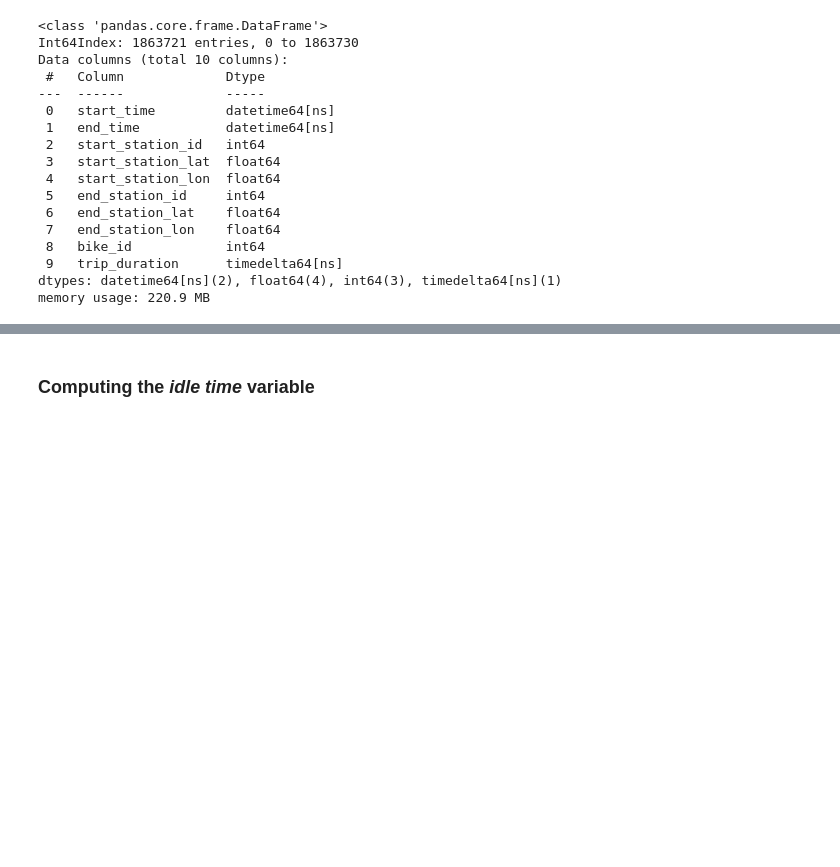
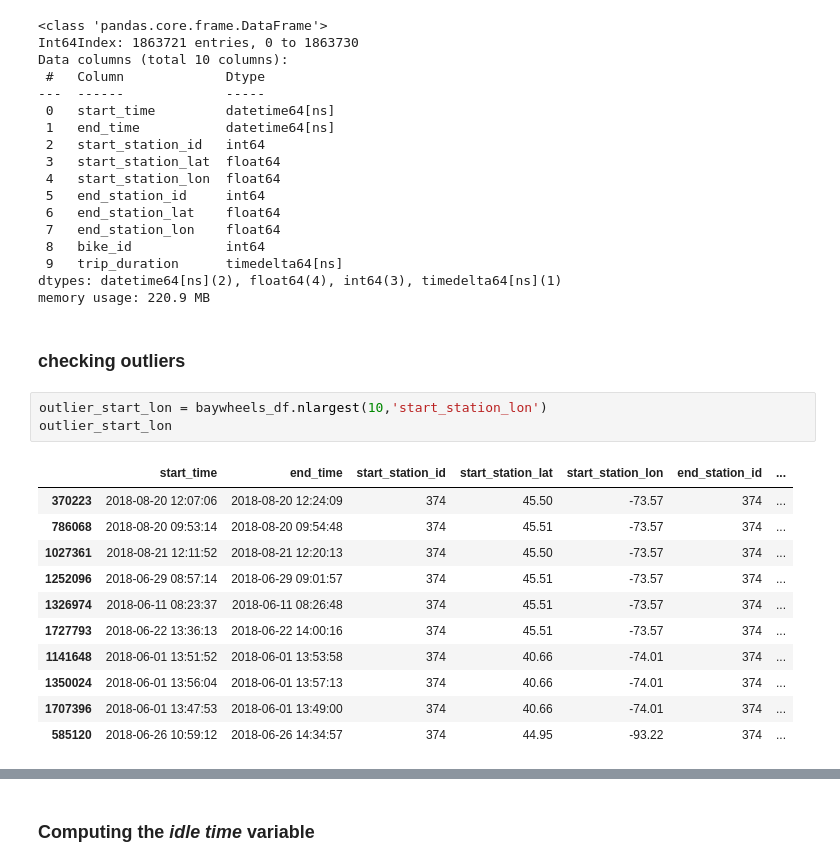
Before and after one commit to darebakdavca/Team_Project_DSML, a Jupyter notebook: Notebooks/3_Data_Preparation.ipynb, the cells around one changed output, grey strips where cells are left out. Drawn from its saved outputs; the diff is of its cells as text; blank space fills up the shorter version.

Commit message:
created geopandas dataframe and handled outliers

```diff
--- a/Notebooks/3_Data_Preparation.ipynb
+++ b/Notebooks/3_Data_Preparation.ipynb
@@ -461,3 +461,20 @@ Data columns (total 10 columns):
  9   trip_duration      timedelta64[ns]
 dtypes: datetime64[ns](2), float64(4), int64(3), timedelta64[ns](1)
 memory usage: 220.9 MB
+# %% [markdown]
+### checking outliers
+# %%
+outlier_start_lon = baywheels_df.nlargest(10,'start_station_lon')
+outlier_start_lon
+# %% [output]
+|  | start_time | end_time | start_station_id | start_station_lat | start_station_lon | end_station_id | ... |
+| 370223 | 2018-08-20 12:07:06 | 2018-08-20 12:24:09 | 374 | 45.50 | -73.57 | 374 | ... |
+| 786068 | 2018-08-20 09:53:14 | 2018-08-20 09:54:48 | 374 | 45.51 | -73.57 | 374 | ... |
+| 1027361 | 2018-08-21 12:11:52 | 2018-08-21 12:20:13 | 374 | 45.50 | -73.57 | 374 | ... |
+| 1252096 | 2018-06-29 08:57:14 | 2018-06-29 09:01:57 | 374 | 45.51 | -73.57 | 374 | ... |
+| 1326974 | 2018-06-11 08:23:37 | 2018-06-11 08:26:48 | 374 | 45.51 | -73.57 | 374 | ... |
+| 1727793 | 2018-06-22 13:36:13 | 2018-06-22 14:00:16 | 374 | 45.51 | -73.57 | 374 | ... |
+| 1141648 | 2018-06-01 13:51:52 | 2018-06-01 13:53:58 | 374 | 40.66 | -74.01 | 374 | ... |
+| 1350024 | 2018-06-01 13:56:04 | 2018-06-01 13:57:13 | 374 | 40.66 | -74.01 | 374 | ... |
+| 1707396 | 2018-06-01 13:47:53 | 2018-06-01 13:49:00 | 374 | 40.66 | -74.01 | 374 | ... |
+| 585120 | 2018-06-26 10:59:12 | 2018-06-26 14:34:57 | 374 | 44.95 | -93.22 | 374 | ... |
```
Also changed, not shown: parts of 23 cells of this notebook.
